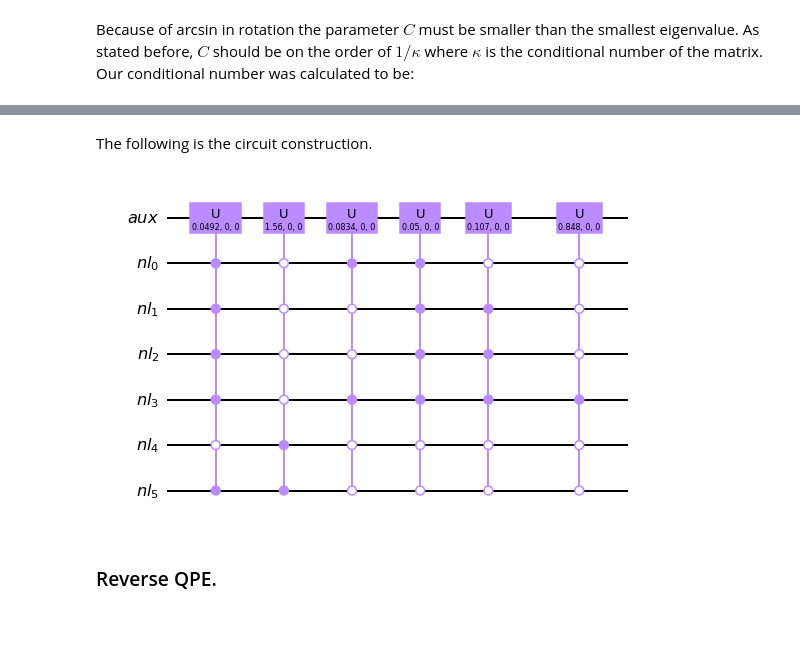
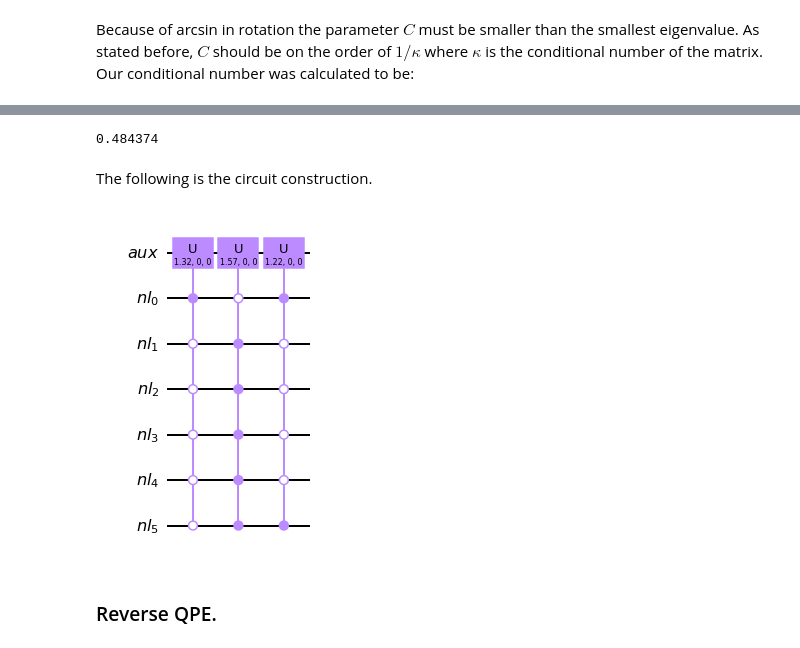
Before and after one commit to tybens/quantum-data-fitting-HHL, a Jupyter notebook: hhl-non-hermitian.ipynb, the cells around one changed output, grey strips where cells are left out. Drawn from its saved outputs; the diff is of its cells as text; code cells hidden in the pictures.

```diff
--- a/hhl-non-hermitian.ipynb
+++ b/hhl-non-hermitian.ipynb
@@ -24,9 +24,9 @@ $$A = \Bigg(\begin{matrix}
     0 & 1 & 1
 \end{matrix}\Bigg)$$
 # %%
-A = np.matrix([[1, 1, 0], [-1, 1, -1], [0, .13, 1.3]]) # gets 1.9 and 3 distinct evals
+# A = np.matrix([[1, 1, 0], [-1, 1, -1], [0, .13, 1.3]]) # gets 1.9 and 3 distinct evals
 
-# A = np.matrix([[1, 0, 0], [0, 1, -1], [0, 1, 1]]) # gets 1.4 but only 2 eigenvalues
+A = np.matrix([[1, 0, 0], [0, 1, -1], [0, 1, 1]]) # gets 1.4 but only 2 eigenvalues
 # %%
 # A = np.matrix([[1, 0, 0], [0, 1, -1], [0, 1, 1]])
 # define a 3x3 zero matrix for aid in construction
@@ -267,7 +267,7 @@ def binaryToDec(n):
     return int(n, 2)
 
 
-top_six_phase = [i[0] for i in sorted(counts.items(), key=lambda i: i[1], reverse=True)[:6]]
+top_six_phase = [i[0] for i in sorted(counts.items(), key=lambda i: i[1], reverse=True)[:3]]
 print(top_six_phase)
 
 top_six_dec = [binaryToDec(i[::-1]) for i in top_six_phase]
@@ -299,27 +299,31 @@ print(f"1/Kappa = {1/kappa}")
 # %%
-C = min([int(i[::-1], 2)/(2**n_eig) for i in eigenvalues]) - 0.000001
+C = min([calculate_lmd_dec(i) for i in eigenvalues]) - 0.000001
+# %%
+C
+# %% [output]
+0.484374
 # %% [markdown]
 The following is the circuit construction.
 # %%
 # circuit construction
 from qiskit.circuit.library.standard_gates import UGate
 import math
 
 def theta_angle(C, eigenvalue_bin):
-    eigenvalue = int(eigenvalue_bin, 2)/(2**n_eig)
+    eigenvalue = calculate_lmd_dec(eigenvalue_bin)
     ratio = C/eigenvalue
     return math.asin(ratio)
 
 eig_invert_circ = QuantumCircuit(aux, n_l)
 
 for ev in eigenvalues:
-    rot_angle = theta_angle(C, ev[::-1])
+    rot_angle = theta_angle(C, ev)
     cu_gate = UGate(rot_angle, 0, 0).control(n_eig, ctrl_state = ev)
     wiring = [i for i in range(1, n_eig+1)]+[0]
     eig_invert_circ.append(cu_gate, wiring)
 eig_invert_circ.draw('mpl')
 # %% [output]
-[figure, old version]
+[figure, new version]
 # %% [markdown]
 ### Reverse QPE.
 # %%
```
Also changed, not shown: parts of 18 cells of this notebook.
